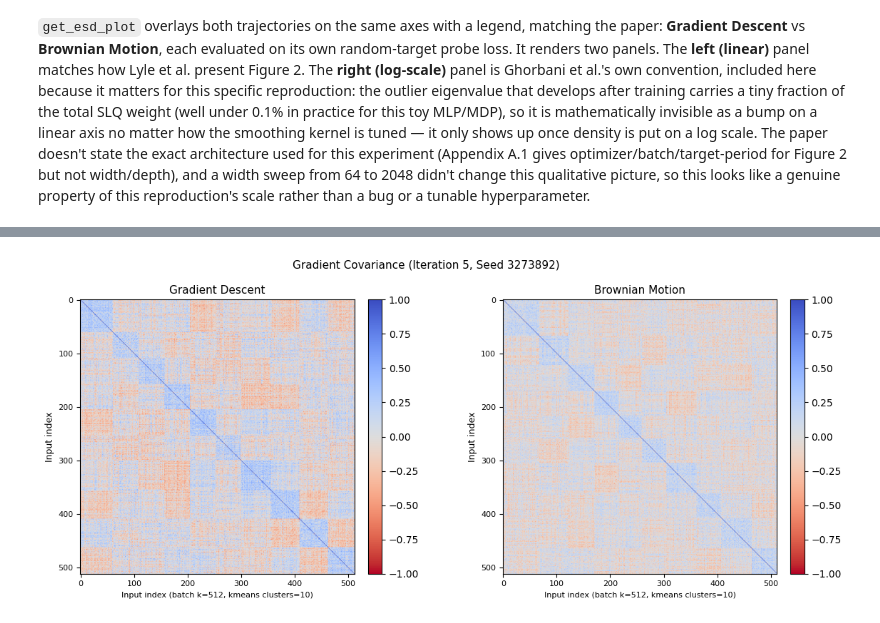
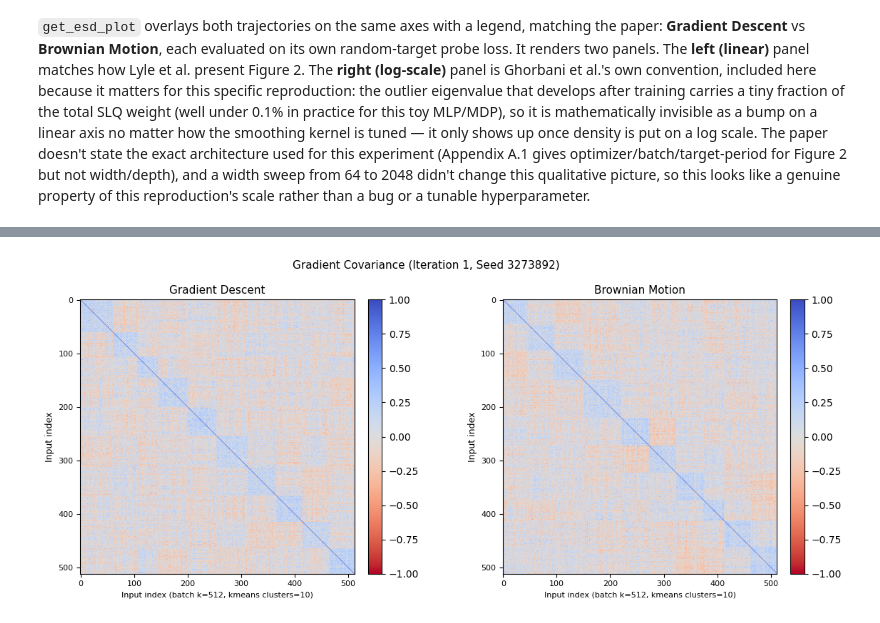
Before and after one commit to mahdigheidi/Masters-Study-Project, a Jupyter notebook: notebooks/figure2_brownian_motion_reproduction.ipynb, the cells around one changed output, grey strips where cells are left out. Drawn from its saved outputs; the diff is of its cells as text; code cells hidden in the pictures.

```diff
--- a/notebooks/figure2_brownian_motion_reproduction.ipynb
+++ b/notebooks/figure2_brownian_motion_reproduction.ipynb
@@ -65,6 +65,7 @@ epsilon: float = 0.1
 probe_batch_size: int = 512
 cov_batch_size: int = 512
 esd_points: int = 600
+cov_snapshot_steps: Tuple[int, ...] = (1, 20)  # paper: gradient covariance at "1 Iteration" and "20 Iterations"
 # %%
 device = torch.device("cuda" if torch.cuda.is_available() else "cpu")
 # use mps on mac
@@ -277,6 +278,11 @@ def evaluate_policy(
         correct += int(pred == state)
 
     return correct / float(num_samples)
+# %%
+# Fixed probe inputs for the gradient-covariance snapshots below, sampled once from
+# the (already-prefilled) replay buffer so both snapshots probe the same inputs.
+cov_probe_inputs = replay.sample(cov_batch_size)[0]
+cov_snapshots = {}  # (label, step) -> covariance matrix, filled in during the loop below
 # %%
 for step in tqdm(range(1, train_steps + 1)):
 
@@ -292,6 +298,15 @@ for step in tqdm(range(1, train_steps + 1)):
         lr,
     )
     brownian_update(bm_model, update_norm)
+
+    if step in cov_snapshot_steps:
+        # paper: gradient covariance snapshots at raw optimizer steps 1 and 20
+        # (not target updates -- see the markdown cell above the plot below)
+        for label, model in (("Gradient Descent", gd_model), ("Brownian Motion", bm_model)):
+            probe_targets, _ = make_probe_targets(model, cov_probe_inputs)
+            cov_snapshots[(label, step)] = compute_gradient_covariance(
+                model, probe_criterion, cov_probe_inputs, probe_targets,
+            )
 
     if step % target_update_period == 0:
         # save a snapshot of the current model parameters to the checkpoint directory
@@ -349,14 +364,7 @@ get_esd_plot(
 # %%
 num_clusters = 10  # paper: kmeans k=10, "to match the number of latent states in the environment"
 
-probe_batch = replay.sample(cov_batch_size)
-
-probe_targets_gd, _ = make_probe_targets(gd_model, probe_batch[0])
-cov_gd = compute_gradient_covariance(gd_model, probe_criterion, probe_batch[0], probe_targets_gd)
-
-probe_targets_bm, _ = make_probe_targets(bm_model, probe_batch[0])
-cov_bm = compute_gradient_covariance(bm_model, probe_criterion, probe_batch[0], probe_targets_bm)
-
-# reorder the covariance matrices by kmeans clustering
-cov_gd = sort_by_kmeans(cov_gd, num_clusters=num_clusters)
-cov_bm = sort_by_kmeans(cov_bm, num_clusters=num_clusters)
+cov_gd_1 = sort_by_kmeans(cov_snapshots[("Gradient Descent", 1)], num_clusters=num_clusters)
+cov_bm_1 = sort_by_kmeans(cov_snapshots[("Brownian Motion", 1)], num_clusters=num_clusters)
+cov_gd_20 = sort_by_kmeans(cov_snapshots[("Gradient Descent", 20)], num_clusters=num_clusters)
+cov_bm_20 = sort_by_kmeans(cov_snapshots[("Brownian Motion", 20)], num_clusters=num_clusters)
@@ -363,14 +375,13 @@ cov_bm = sort_by_kmeans(cov_bm, num_clusters=num_clusters)
 # %%
-# plot the covariance matrices, labeled with the target-update count (matching the
-# ESD plots above) plus the batch size and kmeans cluster count used to produce them
+# iteration 1: gradient covariance right after the very first optimizer step
 plot_gradient_covariance(
     [
-        (cov_gd, "Gradient Descent"),
-        (cov_bm, "Brownian Motion"),
+        (cov_gd_1, "Gradient Descent"),
+        (cov_bm_1, "Brownian Motion"),
     ],
-    num_target_updates, seed,
+    1, seed,
     batch_size=cov_batch_size, num_clusters=num_clusters,
     out_dir=str(FIGURES_DIR / "gradient_covariance"),
 )
 # %% [output]
-[figure, old version]
+[figure, new version]
```
Also changed, not shown: parts of 3 cells of this notebook.
